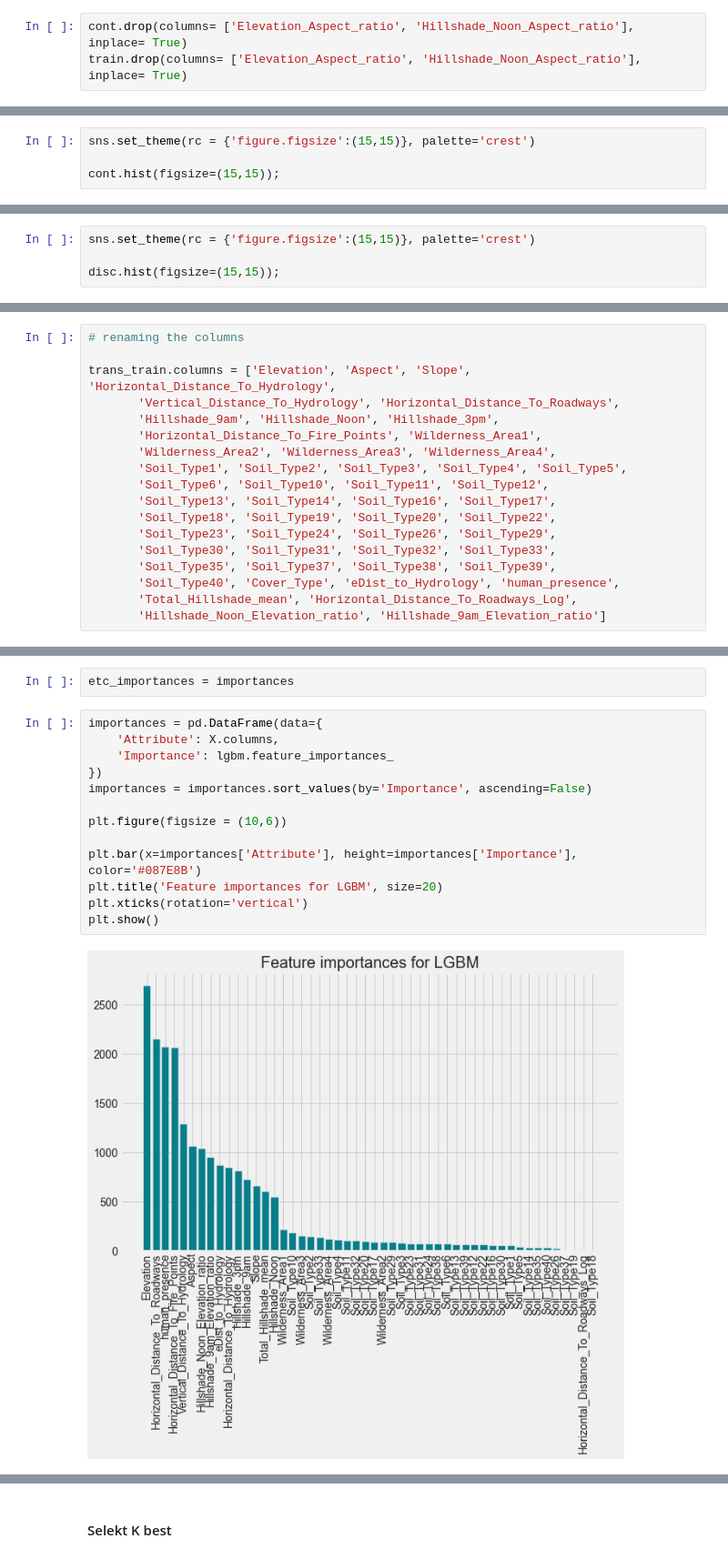
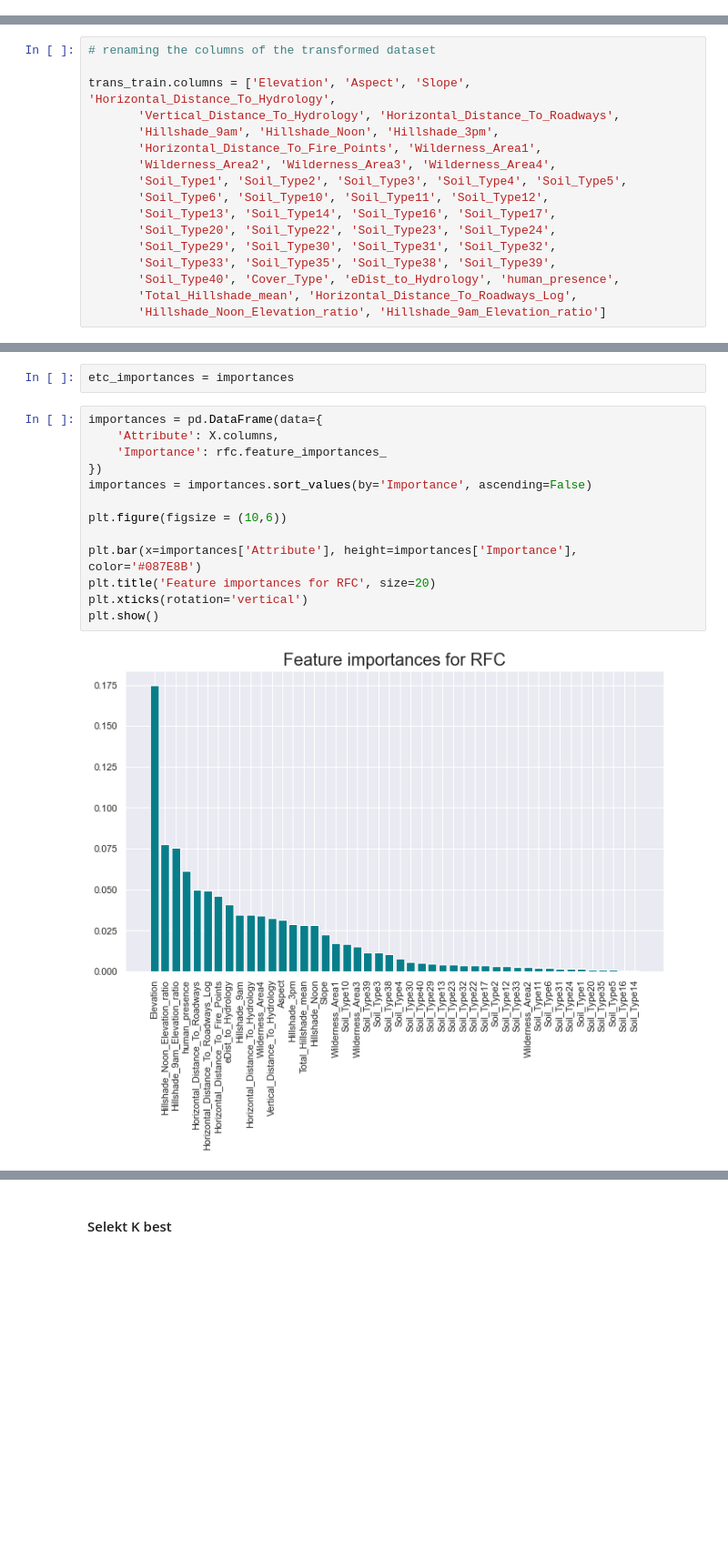
Before and after one commit to irene-glez/Forest_Cover_Prediction, a Jupyter notebook: src/notebooks/2.feature_engineering - copia.ipynb, the cells around one changed output, grey strips where cells are left out. Shown at 91% size. Cells and saved outputs as stored; diff of their text form; blank space fills up the shorter version.

```diff
--- a/src/notebooks/2.feature_engineering - copia.ipynb
+++ b/src/notebooks/2.feature_engineering - copia.ipynb
@@ -256,3 +307,0 @@ cont.hist(figsize=(15,15));
-# %%
-cont.drop(columns= ['Elevation_Aspect_ratio', 'Hillshade_Noon_Aspect_ratio'], inplace= True)
-train.drop(columns= ['Elevation_Aspect_ratio', 'Hillshade_Noon_Aspect_ratio'], inplace= True)
@@ -261,4 +307,0 @@ train.drop(columns= ['Elevation_Aspect_ratio', 'Hillshade_Noon_Aspect_ratio'], i
-# %%
-sns.set_theme(rc = {'figure.figsize':(15,15)}, palette='crest')
-
-cont.hist(figsize=(15,15));
@@ -271,4 +307,0 @@ disc = train.iloc[:, 10:50]
-# %%
-sns.set_theme(rc = {'figure.figsize':(15,15)}, palette='crest')
-
-disc.hist(figsize=(15,15));
@@ -393,7 +403,7 @@ Index(['Elevation', 'Aspect', 'Slope', 'Horizontal_Distance_To_Hydrology',
        'Hillshade_Noon_Elevation_ratio', 'Hillshade_9am_Elevation_ratio'],
       dtype='object')
 # %%
-# renaming the columns
+# renaming the columns of the transformed dataset
 
 trans_train.columns = ['Elevation', 'Aspect', 'Slope', 'Horizontal_Distance_To_Hydrology',
        'Vertical_Distance_To_Hydrology', 'Horizontal_Distance_To_Roadways',
@@ -403,10 +413,9 @@ trans_train.columns = ['Elevation', 'Aspect', 'Slope', 'Horizontal_Distance_To_H
        'Soil_Type1', 'Soil_Type2', 'Soil_Type3', 'Soil_Type4', 'Soil_Type5',
        'Soil_Type6', 'Soil_Type10', 'Soil_Type11', 'Soil_Type12',
        'Soil_Type13', 'Soil_Type14', 'Soil_Type16', 'Soil_Type17',
-       'Soil_Type18', 'Soil_Type19', 'Soil_Type20', 'Soil_Type22',
-       'Soil_Type23', 'Soil_Type24', 'Soil_Type26', 'Soil_Type29',
-       'Soil_Type30', 'Soil_Type31', 'Soil_Type32', 'Soil_Type33',
-       'Soil_Type35', 'Soil_Type37', 'Soil_Type38', 'Soil_Type39',
+       'Soil_Type20', 'Soil_Type22', 'Soil_Type23', 'Soil_Type24',
+       'Soil_Type29', 'Soil_Type30', 'Soil_Type31', 'Soil_Type32',
+       'Soil_Type33', 'Soil_Type35', 'Soil_Type38', 'Soil_Type39',
        'Soil_Type40', 'Cover_Type', 'eDist_to_Hydrology', 'human_presence',
        'Total_Hillshade_mean', 'Horizontal_Distance_To_Roadways_Log',
        'Hillshade_Noon_Elevation_ratio', 'Hillshade_9am_Elevation_ratio']
@@ -526,16 +535,16 @@ etc_importances = importances
 # %%
 importances = pd.DataFrame(data={
     'Attribute': X.columns,
-    'Importance': lgbm.feature_importances_
+    'Importance': rfc.feature_importances_
 })
 importances = importances.sort_values(by='Importance', ascending=False)
 
 plt.figure(figsize = (10,6))
 
 plt.bar(x=importances['Attribute'], height=importances['Importance'], color='#087E8B')
-plt.title('Feature importances for LGBM', size=20)
+plt.title('Feature importances for RFC', size=20)
 plt.xticks(rotation='vertical')
 plt.show()
 # %% [output]
-[figure, old version]
+[figure, new version]
 # %%
```
Also changed, not shown: parts of 34 cells of this notebook, 1 other file.
